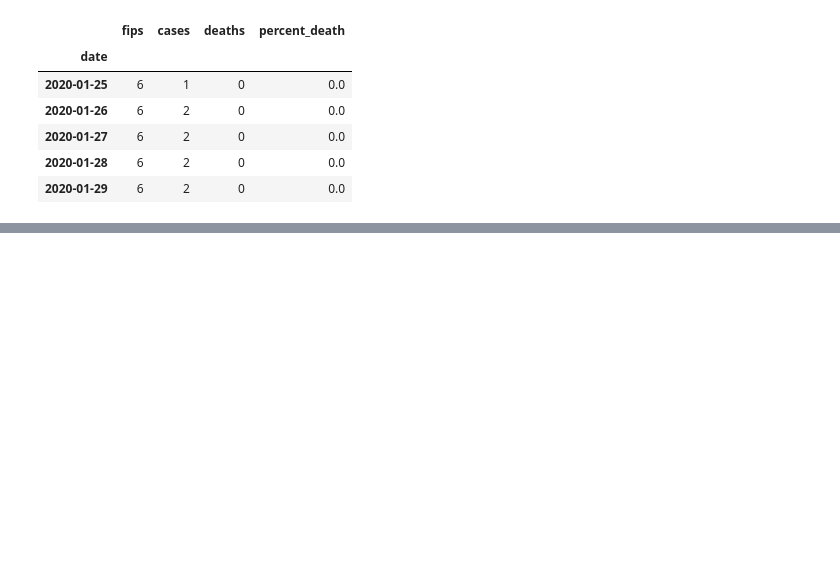
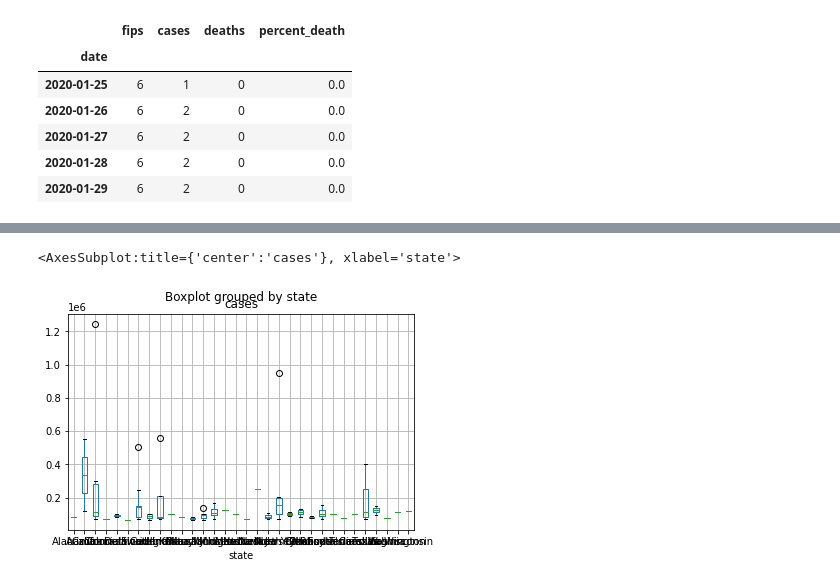
Before and after one commit to ramyarangan/ssrp_srec_python_workshop_2021, a Jupyter notebook: ssrp_pandas.ipynb, the cells around one changed output, grey strips where cells are left out. Cells and saved outputs as stored; diff of their text form; code cells hidden in the pictures; blank space fills up the shorter version.

```diff
--- a/ssrp_pandas.ipynb
+++ b/ssrp_pandas.ipynb
@@ -496,0 +512,8 @@ covid_history_ca.head()
+# %%
+# Group by State
+# Select top 100 counties
+covid_live_counties_top100=covid_live_counties.sort_values('cases', ascending=False).head(100)
+covid_live_counties_top100.boxplot(column='cases', by='state')
+# %% [output]
+<AxesSubplot:title={'center':'cases'}, xlabel='state'>
+[figure, added]
```
Also changed, not shown: parts of 4 cells of this notebook, 1 other file.
